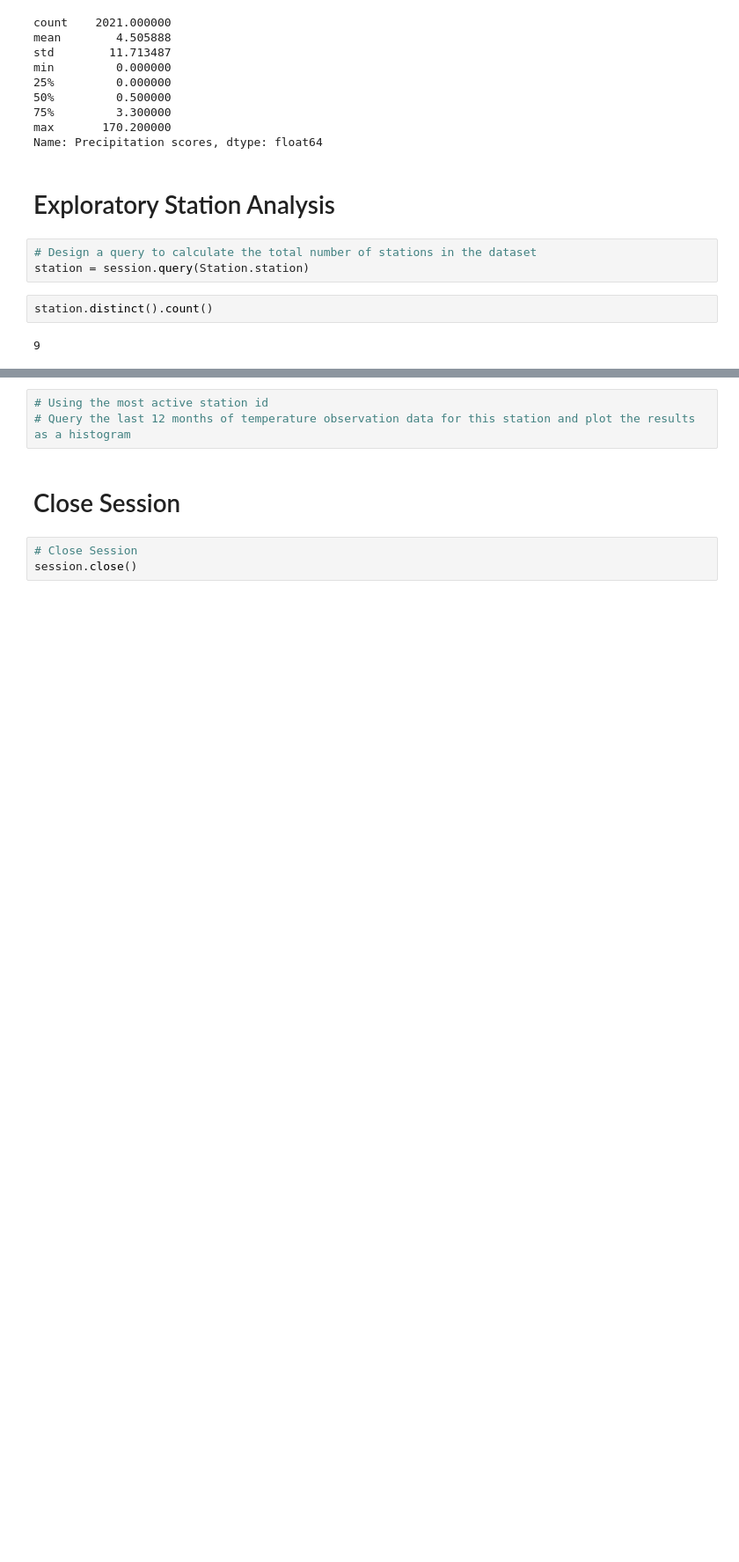
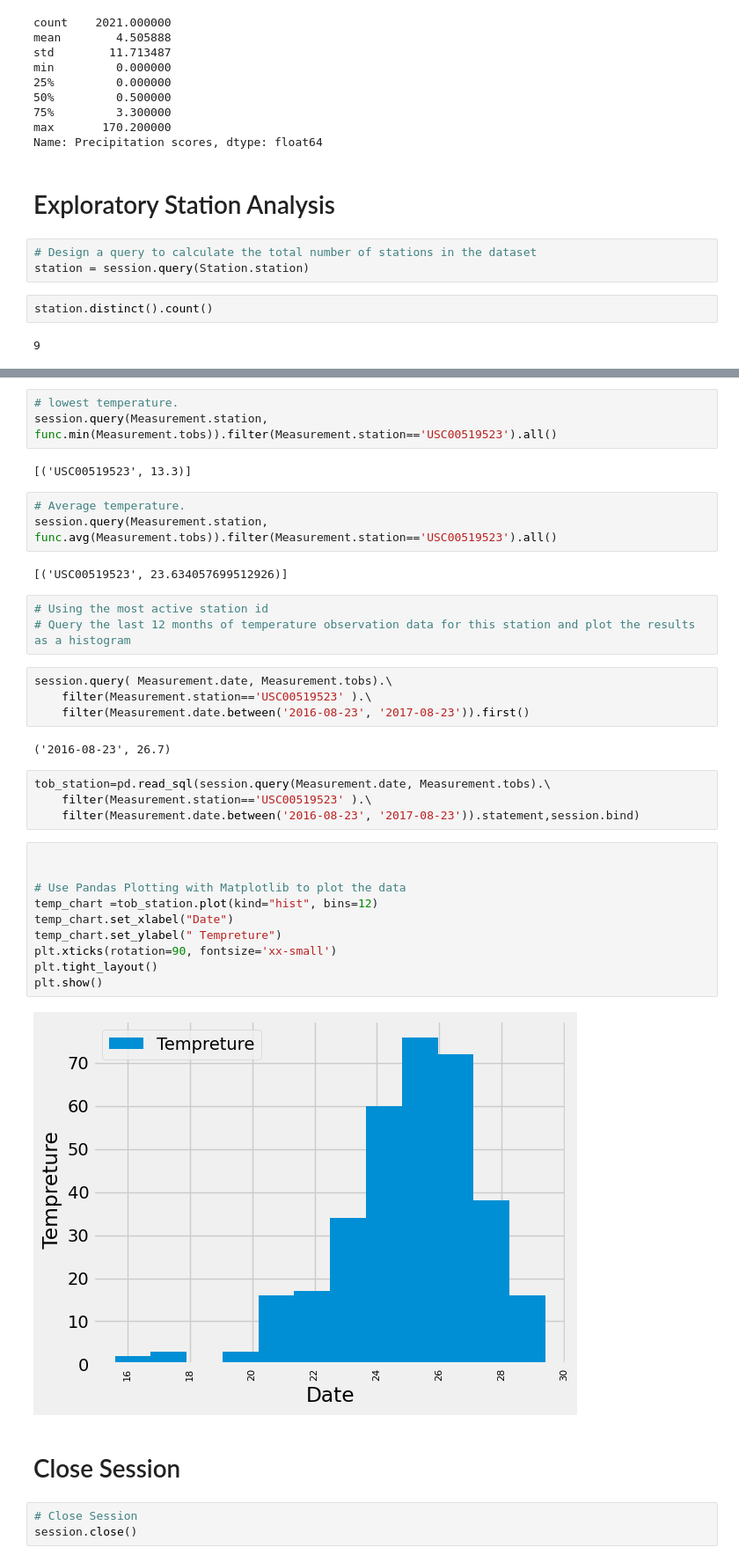
Before and after one commit to Ariaaali/sqlalchemy-challenge, a Jupyter notebook: Surfsup/climate_starter.ipynb, the cells around one changed output, grey strips where cells are left out. Shown at 88% size. Drawn from its saved outputs; the diff is of its cells as text; blank space fills up the shorter version.

Commit message:
add graphs

```diff
--- a/Surfsup/climate_starter.ipynb
+++ b/Surfsup/climate_starter.ipynb
@@ -131,6 +134,38 @@ same_station_reduced
+# %%
+# lowest temperature.
+session.query(Measurement.station, func.min(Measurement.tobs)).filter(Measurement.station=='USC00519523').all()
+# %% [output]
+[('USC00519523', 13.3)]
+# %%
+# Average temperature.
+session.query(Measurement.station, func.avg(Measurement.tobs)).filter(Measurement.station=='USC00519523').all()
+# %% [output]
+[('USC00519523', 23.634057699512926)]
 # %%
 # Using the most active station id
 # Query the last 12 months of temperature observation data for this station and plot the results as a histogram
+# %%
+session.query( Measurement.date, Measurement.tobs).\
+    filter(Measurement.station=='USC00519523' ).\
+    filter(Measurement.date.between('2016-08-23', '2017-08-23')).first()
+# %% [output]
+('2016-08-23', 26.7)
+# %%
+tob_station=pd.read_sql(session.query(Measurement.date, Measurement.tobs).\
+    filter(Measurement.station=='USC00519523' ).\
+    filter(Measurement.date.between('2016-08-23', '2017-08-23')).statement,session.bind)
+# %%
+
+
+# Use Pandas Plotting with Matplotlib to plot the data
+temp_chart =tob_station.plot(kind="hist", bins=12)
+temp_chart.set_xlabel("Date")
+temp_chart.set_ylabel(" Tempreture")
+plt.xticks(rotation=90, fontsize='xx-small')
+plt.tight_layout()
+plt.show()
+# %% [output]
+[figure, added]
 # %% [markdown]
 # Close Session
 # %%
```
Also changed, not shown: parts of 5 cells of this notebook.
